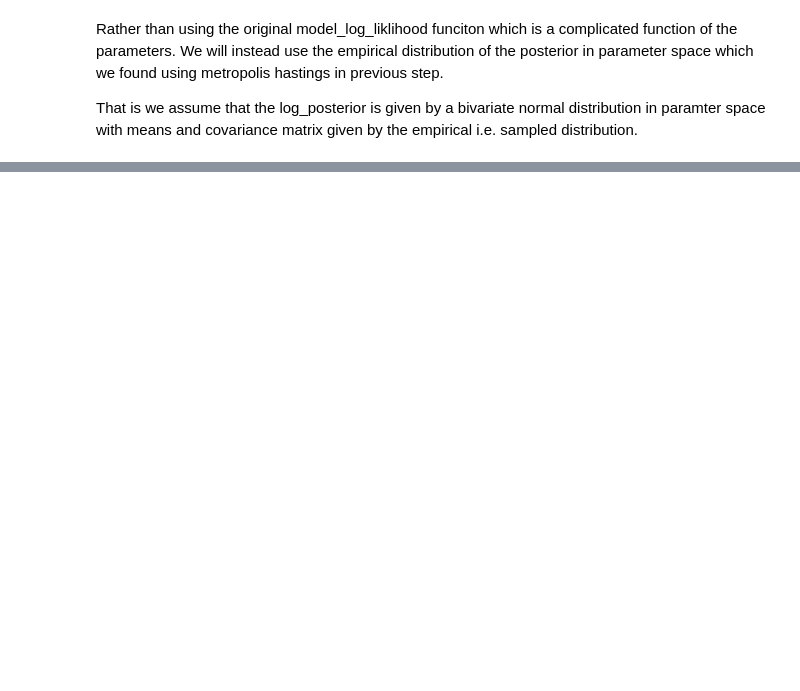
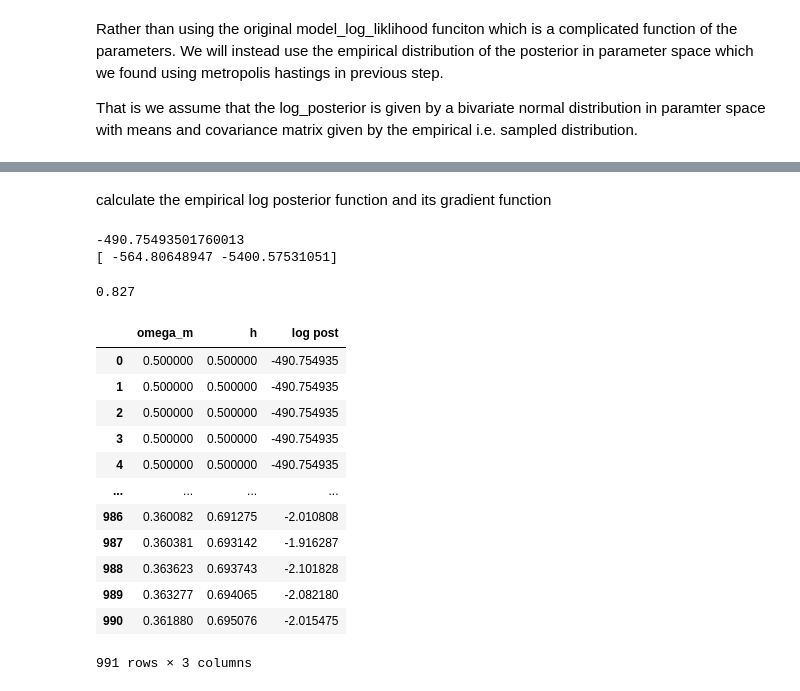
Before and after one commit to joshgowdyprog/bayesian-supernova-analysis, a Jupyter notebook: supernova-project/notebooks/supernovaAnalysis.ipynb, the cells around one changed output, grey strips where cells are left out. Drawn from its saved outputs; the diff is of its cells as text; code cells hidden in the pictures; blank space fills up the shorter version.

```diff
--- a/supernova-project/notebooks/supernovaAnalysis.ipynb
+++ b/supernova-project/notebooks/supernovaAnalysis.ipynb
@@ -389 +389,3 @@ hubble const -0.000115      0.000046
+# %% [markdown]
+calculate the empirical log posterior function and its gradient function
 # %%
@@ -392,0 +397,31 @@ param_df = pd.DataFrame(data=[['omega_m', 0.3],['h', 0.7]], columns=["param_name
+# %%
+print(model_log_posterior([0.5, 0.5]))
+print(grad_log_posterior([0.5, 0.5]))
+# %% [output]
+-490.75493501760013
+[ -564.80648947 -5400.57531051]
+# %%
+HMC_sample_df, acceptance_prob = hamiltonian_monte_carlo(model_log_posterior,
+                                                         grad_log_posterior,
+                                                         n_steps=1000,
+                                                         param_df=param_df,
+                                                         leapfrog_step_size=0.0005,
+                                                         leapfrog_steps=5)
+
+print(acceptance_prob)
+HMC_sample_df.head(-10)
+# %% [output]
+0.827
+|  | omega_m | h | log post |
+| 0 | 0.500000 | 0.500000 | -490.754935 |
+| 1 | 0.500000 | 0.500000 | -490.754935 |
+| 2 | 0.500000 | 0.500000 | -490.754935 |
+| 3 | 0.500000 | 0.500000 | -490.754935 |
+| 4 | 0.500000 | 0.500000 | -490.754935 |
+| ... | ... | ... | ... |
+| 986 | 0.360082 | 0.691275 | -2.010808 |
+| 987 | 0.360381 | 0.693142 | -1.916287 |
+| 988 | 0.363623 | 0.693743 | -2.101828 |
+| 989 | 0.363277 | 0.694065 | -2.082180 |
+| 990 | 0.361880 | 0.695076 | -2.015475 |
+991 rows × 3 columns
```
Also changed, not shown: parts of 17 cells of this notebook, 2 other files.
